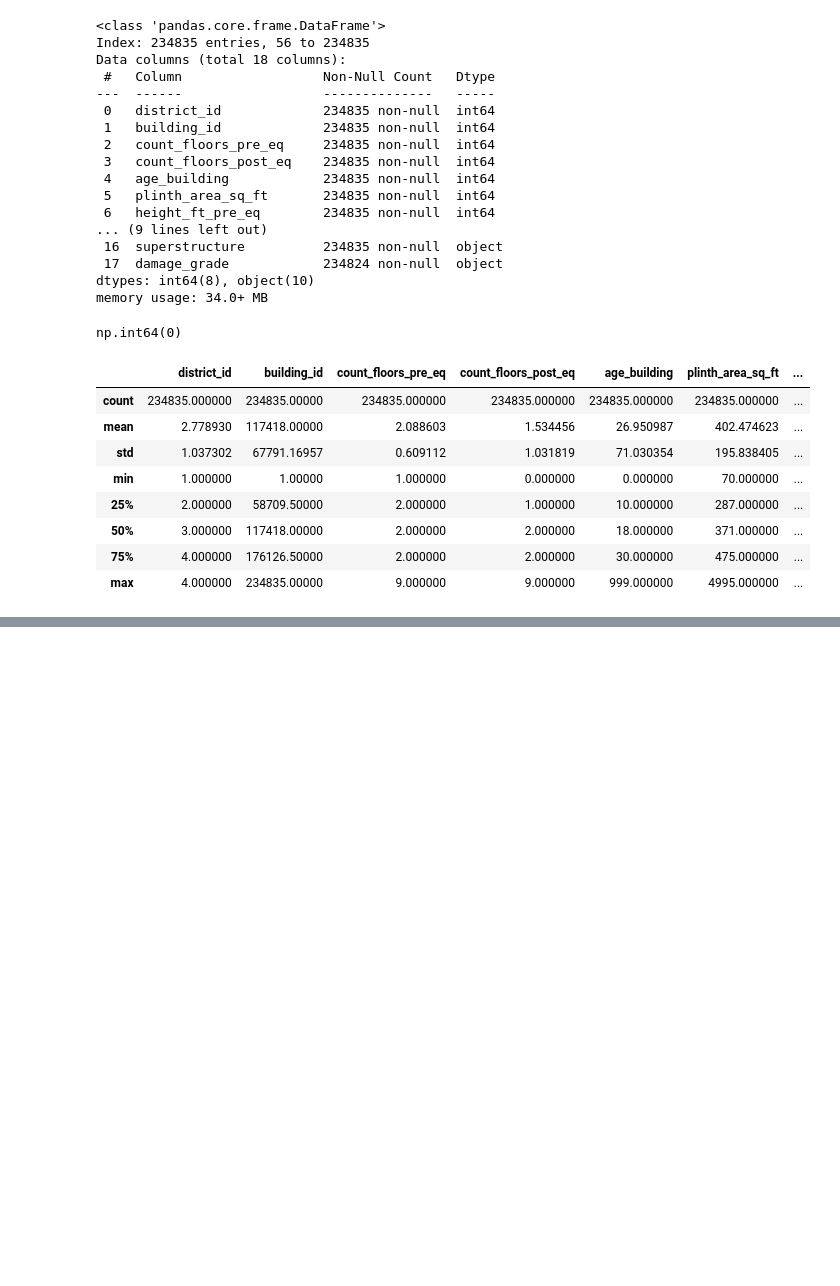
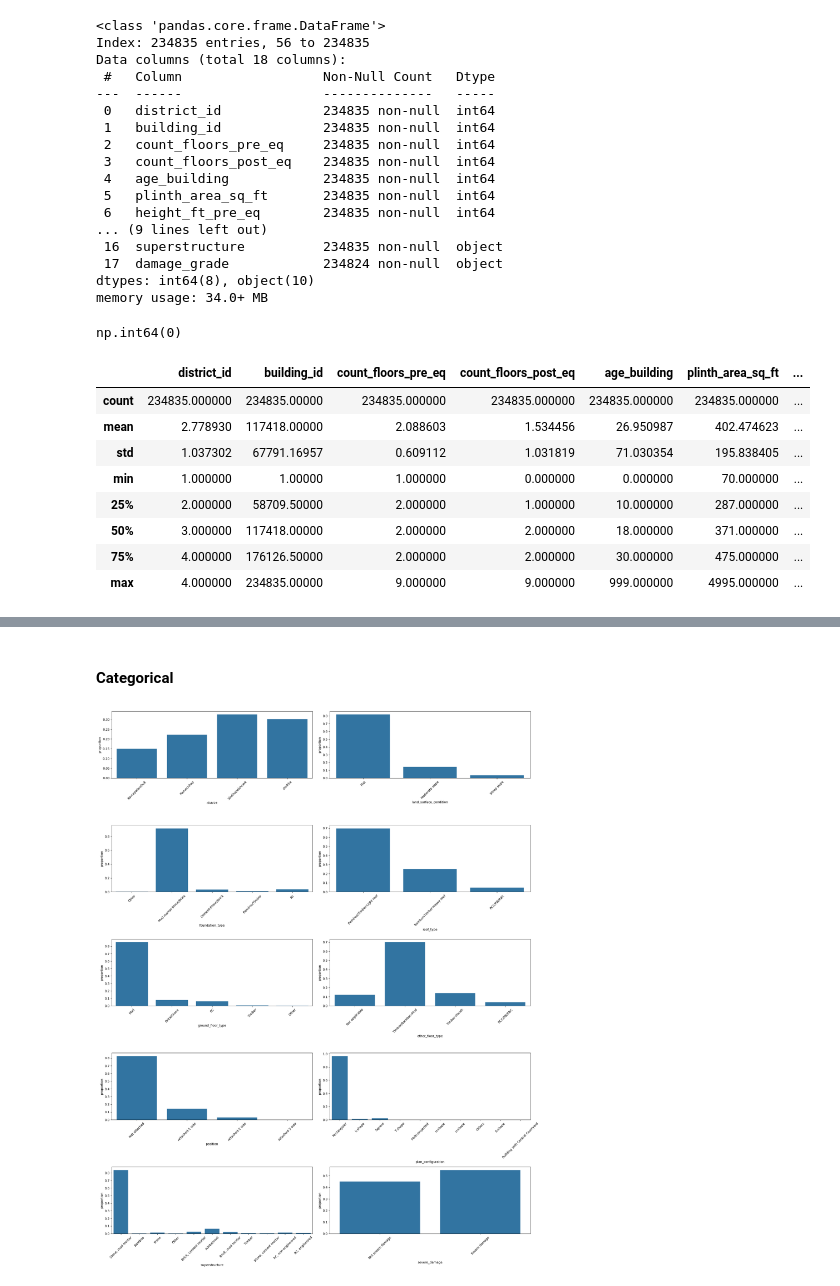
Before and after one commit to GeorgeScriptt/SeismicRisk-Infrastructure-Damage-Prediction-and-Resource-Optimization, a Jupyter notebook: Notebook/infrastructure_damage_prediction.ipynb, the cells around one changed output, grey strips where cells are left out. Saved outputs shown, nothing was run; the diff lists cells and outputs as text; code cells hidden in the pictures; blank space fills up the shorter version.

```diff
--- a/Notebook/infrastructure_damage_prediction.ipynb
+++ b/Notebook/infrastructure_damage_prediction.ipynb
@@ -107,0 +260,18 @@ df.describe(include="object")
+# %% [markdown]
+#### Categorical
+# %%
+cat_cols = df.select_dtypes(include="object").columns
+
+n_row = len(cat_cols) // 2
+n_col = 2
+
+fig, axs = plt.subplots(n_row, n_col, figsize=(20, 5 * n_row))
+axs = axs.flatten()
+
+for axs, col in zip(axs, cat_cols):
+    sns.countplot(data=df, x=col, stat="proportion", ax=axs)
+    axs.tick_params(axis="x",rotation=45)
+
+plt.tight_layout()
+# %% [output]
+[figure, added]
```
Also changed, not shown: parts of 17 cells of this notebook.
